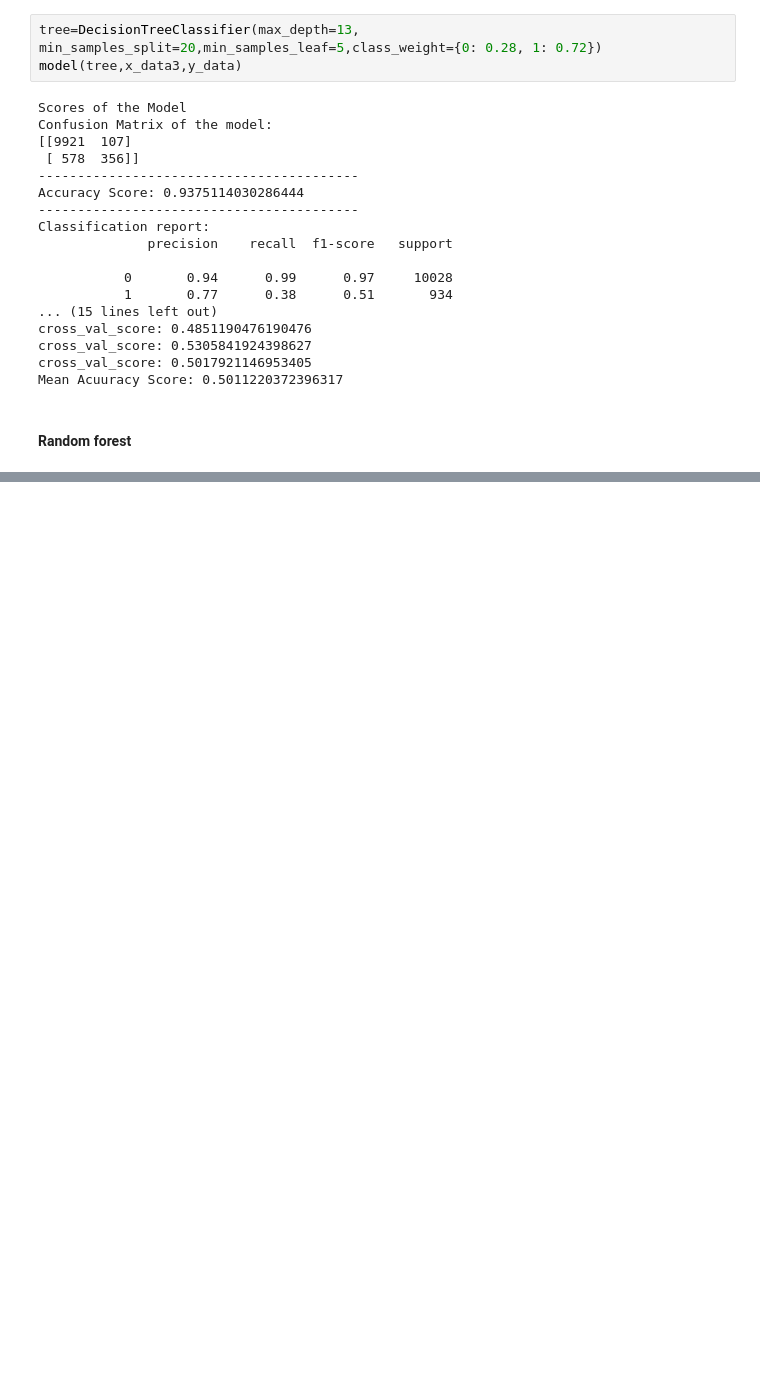
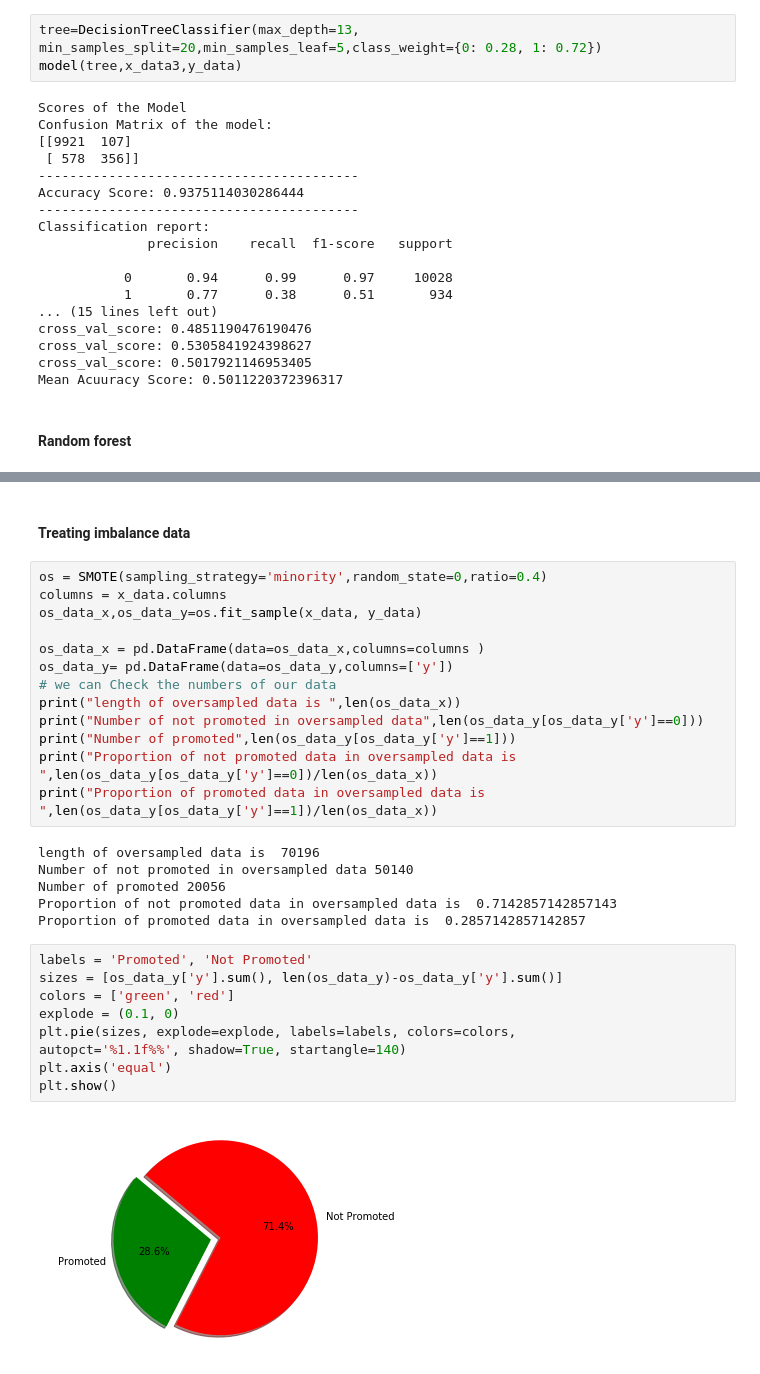
Before and after one commit to capstoneprojectgroup5gl/employee_project, a Jupyter notebook: Base_model_for_employee.ipynb, the cells around one changed output, grey strips where cells are left out. Saved outputs shown, nothing was run; the diff lists cells and outputs as text; blank space fills up the shorter version.

```diff
--- a/Base_model_for_employee.ipynb
+++ b/Base_model_for_employee.ipynb
@@ -884,0 +909,32 @@ sns.barplot(data=feature_importances,y=feature_importances.index,x=feature_impor
+# %% [markdown]
+#### Treating imbalance data
+# %%
+os = SMOTE(sampling_strategy='minority',random_state=0,ratio=0.4)
+columns = x_data.columns
+os_data_x,os_data_y=os.fit_sample(x_data, y_data)
+
+os_data_x = pd.DataFrame(data=os_data_x,columns=columns )
+os_data_y= pd.DataFrame(data=os_data_y,columns=['y'])
+# we can Check the numbers of our data
+print("length of oversampled data is ",len(os_data_x))
+print("Number of not promoted in oversampled data",len(os_data_y[os_data_y['y']==0]))
+print("Number of promoted",len(os_data_y[os_data_y['y']==1]))
+print("Proportion of not promoted data in oversampled data is ",len(os_data_y[os_data_y['y']==0])/len(os_data_x))
+print("Proportion of promoted data in oversampled data is ",len(os_data_y[os_data_y['y']==1])/len(os_data_x))
+# %% [output]
+length of oversampled data is  70196
+Number of not promoted in oversampled data 50140
+Number of promoted 20056
+Proportion of not promoted data in oversampled data is  0.7142857142857143
+Proportion of promoted data in oversampled data is  0.2857142857142857
+# %%
+labels = 'Promoted', 'Not Promoted'
+sizes = [os_data_y['y'].sum(), len(os_data_y)-os_data_y['y'].sum()]
+colors = ['green', 'red']
+explode = (0.1, 0)
+plt.pie(sizes, explode=explode, labels=labels, colors=colors,
+autopct='%1.1f%%', shadow=True, startangle=140)
+plt.axis('equal')
+plt.show()
+# %% [output]
+[figure, added]
```
Also changed, not shown: parts of 25 cells of this notebook.
